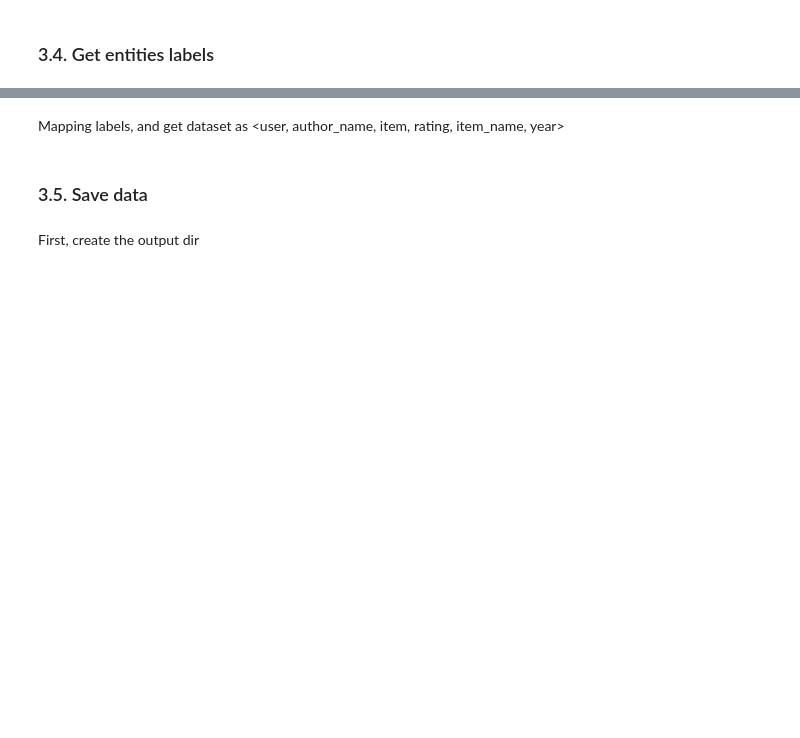
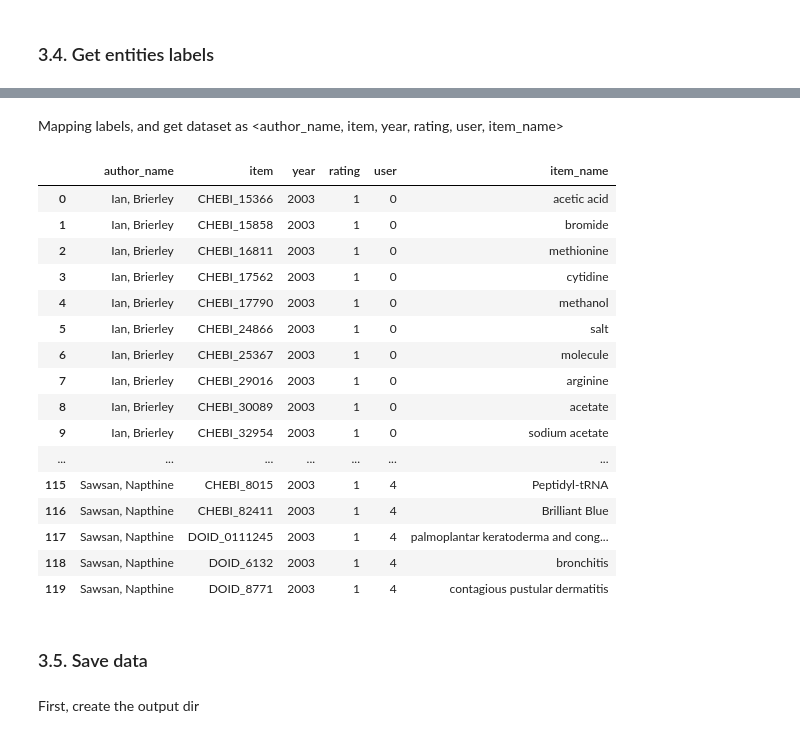
Before and after one commit to lasigeBioTM/RecSys.Scifi.tutorial, a Jupyter notebook: tutorial.ipynb, the cells around one changed output, grey strips where cells are left out. Saved outputs shown, nothing was run; the diff lists cells and outputs as text; code cells hidden in the pictures; blank space fills up the shorter version.

Commit message:
fix dataset error

```diff
--- a/tutorial.ipynb
+++ b/tutorial.ipynb
@@ -815,12 +702,12 @@ print(entities_list_of_json_files)
 # Return all articles to be removed, due some errors found there
 
 articles_blacklist = []
-with open(blacklist_dir, 'r') as f:
+with open(blacklist_filepath, 'r') as f:
     black_list = [content for content in f.readlines()]
 
 articles_blacklist.extend(black_list)
 f.close()
 
-print(articles_blacklist)
+articles_blacklist
 # %% [output]
 []
@@ -827,2 +716,3 @@ print(articles_blacklist)
 # %%
-metadata = pd.read_csv(metadata_dir)
+metadata = pd.read_csv(metadata_filepath, sep = ',', quotechar = '"',  encoding = 'utf-8', dtype=str)
+metadata.iloc[:].head(1)
@@ -1022,0 +908,10 @@ print(list_of_entities)
+# %%
+chebi = rdflib.Graph()
+print('Loading ... chebi')
+chebi.load('chebi_lite.owl')
+
+doid = rdflib.Graph()
+print('Loading ... doid')
+doid.load('doid.owl')
+
+print('Successful loading!')
@@ -1028,13 +930,13 @@ path_do = 'data/ontologies/doid.owl'
 # %%
-#     Get entities lables from http://purl.obolibrary.org/obo/ based on items prefix
+# Get entities labels from http://purl.obolibrary.org/obo/ based on items prefix
 
 entities_label = []
 for id in list_of_entities:
     uri = URIRef('http://purl.obolibrary.org/obo/' + id)
     if id.startswith('CHEBI'):
-        label = chebi.label(uri)
+         lab = chebi.label(uri)
     elif id.startswith('DO'):
-        label = do.label(uri)
-    entities_label.append(label)
+        lab = doid.label(uri)
+    entities_label.append(lab)
 
-print(entities_label)
+entities_label
@@ -1045,8 +983,26 @@ print(df_entities)
 # %% [markdown]
-Mapping labels, and get dataset as <user, author_name, item, rating, item_name, year>
+Mapping labels, and get dataset as <author_name, item, year, rating, user, item_name>
 # %%
 df_with_user_id["item_name"] = df_with_user_id["item"].map(df_entities.set_index('item_id')["entity_name"]).fillna(0)
-print(df_with_user_id)
+df_with_user_id
+# %% [output]
+|  | author_name | item | year | rating | user | item_name |
+| 0 | Ian, Brierley | CHEBI_15366 | 2003 | 1 | 0 | acetic acid |
+| 1 | Ian, Brierley | CHEBI_15858 | 2003 | 1 | 0 | bromide |
+| 2 | Ian, Brierley | CHEBI_16811 | 2003 | 1 | 0 | methionine |
+| 3 | Ian, Brierley | CHEBI_17562 | 2003 | 1 | 0 | cytidine |
+| 4 | Ian, Brierley | CHEBI_17790 | 2003 | 1 | 0 | methanol |
+| 5 | Ian, Brierley | CHEBI_24866 | 2003 | 1 | 0 | salt |
+| 6 | Ian, Brierley | CHEBI_25367 | 2003 | 1 | 0 | molecule |
+| 7 | Ian, Brierley | CHEBI_29016 | 2003 | 1 | 0 | arginine |
+| 8 | Ian, Brierley | CHEBI_30089 | 2003 | 1 | 0 | acetate |
+| 9 | Ian, Brierley | CHEBI_32954 | 2003 | 1 | 0 | sodium acetate |
+| ... | ... | ... | ... | ... | ... | ... |
+| 115 | Sawsan, Napthine | CHEBI_8015 | 2003 | 1 | 4 | Peptidyl-tRNA |
+| 116 | Sawsan, Napthine | CHEBI_82411 | 2003 | 1 | 4 | Brilliant Blue |
+| 117 | Sawsan, Napthine | DOID_0111245 | 2003 | 1 | 4 | palmoplantar keratoderma and cong... |
+| 118 | Sawsan, Napthine | DOID_6132 | 2003 | 1 | 4 | bronchitis |
+| 119 | Sawsan, Napthine | DOID_8771 | 2003 | 1 | 4 | contagious pustular dermatitis |
 # %% [markdown]
 <a id="3.5"></a>
 ### 3.5. Save data
```
Also changed, not shown: parts of 49 cells of this notebook.
